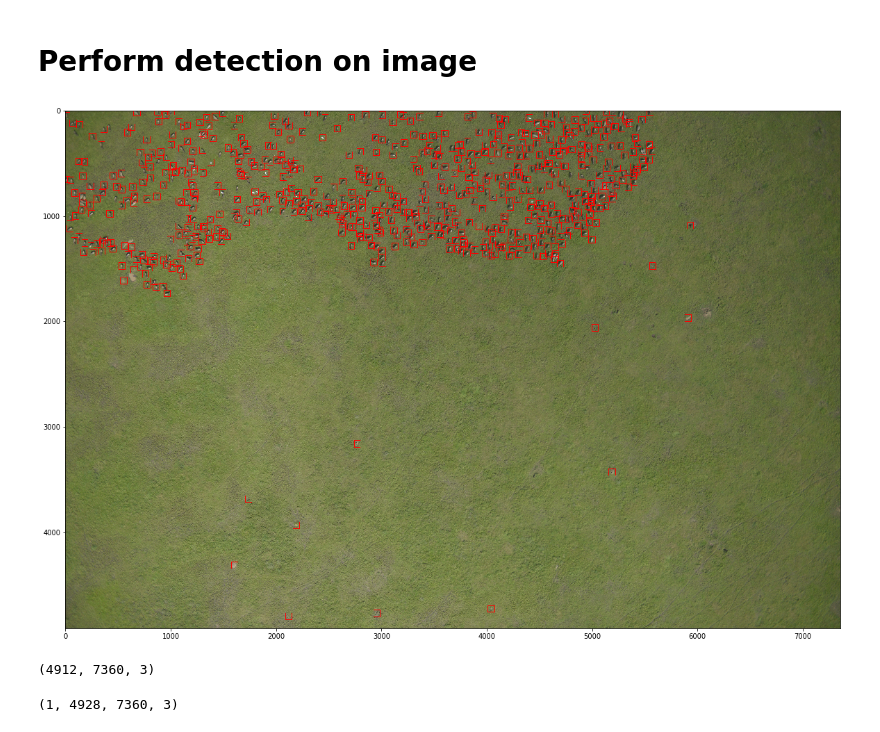
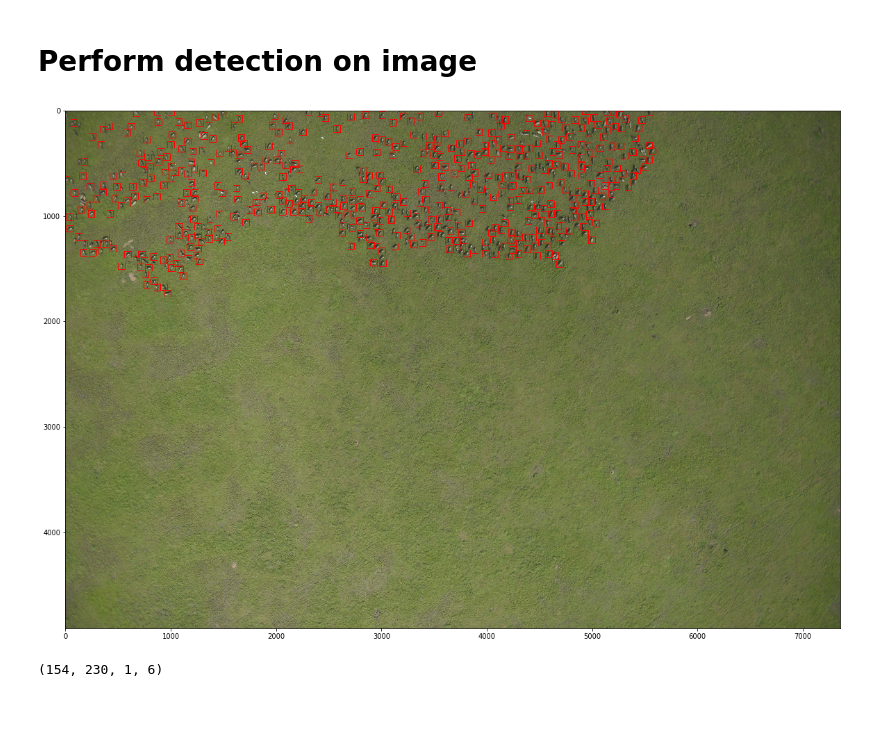
Before and after one commit to ctorney/deepWildCount, a Jupyter notebook: yolo/train/predict.ipynb, the cells around one changed output. Drawn from its saved outputs; the diff is of its cells as text; code cells hidden in the pictures.

Commit message:
test on image

```diff
--- a/yolo/train/predict.ipynb
+++ b/yolo/train/predict.ipynb
@@ -29,7 +29,7 @@ Using TensorFlow backend.
 # %%
 LABELS = ['wildebeest']
 
-IMAGE_H, IMAGE_W = 2*77*32, 2*115*32
+IMAGE_H, IMAGE_W = 154*32, 230*32
 # predictions reduce resolution by x32
 GRID_H,  GRID_W  = IMAGE_H//32, IMAGE_W//32
 # each cell is going to be 32x32
@@ -53,4 +53,12 @@ CLASS_SCALE      = 1.0
 BATCH_SIZE       = 16
 WARM_UP_BATCHES  = 0
 TRUE_BOX_BUFFER  = 50
-print(len(LABELS))
+
+
+sys.path.append("..")
+from yolo_models import get_yolo2
+
+model = get_yolo2(IMAGE_W,IMAGE_H)
+model.load_weights('../weights/wb_ce_yolo.h5')
+#model.load_weights('../weights/wb_yolo.h5')
+#model.load_weights('../weights/darknet19-cls.h5', by_name=True)
@@ -240,17 +108,17 @@ generator_config = {
 # Perform detection on image
 # %%
 
-model.load_weights("weights_coco.h5")
+#model.load_weights("../weights/wb-yolo.h5")
 
 dummy_array = np.zeros((1,1,1,1,TRUE_BOX_BUFFER,4))
 # %%
 
 ROOTDIR = '../../'
 image_dir = ROOTDIR + '/data/2015/'
-img = cv2.imread(image_dir + 'SWC1077.JPG') #1149.JPG')
+img = cv2.imread(image_dir + 'SWC1077.JPG')#1077.JPG') #1149.JPG')
 
 
-image = img[0:IMAGE_H, 0:IMAGE_W,:]
+img = img[0:IMAGE_H, 0:IMAGE_W,:]
 #im = img.astype('float32')/255
 #ny = im.shape[0]
 #nx = im.shape[1]
@@ -261,9 +129,7 @@ image = img[0:IMAGE_H, 0:IMAGE_W,:]
 
 
 
-input_image = cv2.resize(image, (IMAGE_W, IMAGE_H))
+input_image = cv2.resize(img, (IMAGE_W, IMAGE_H))
 input_image = input_image / 255.
 input_image = input_image[:,:,::-1]
 input_image = np.expand_dims(input_image, 0)
-
-netout = model.predict([input_image, dummy_array])
@@ -270,13 +275,15 @@ netout = model.predict([input_image, dummy_array])
 # %%
-
+netout = model.predict(input_image)
 boxes = decode_netout2(netout[0],
-                      obj_threshold=0.25,#OBJ_THRESHOLD,
-                      nms_threshold=0.5,#NMS_THRESHOLD,
+                      obj_threshold=0.5,#OBJ_THRESHOLD,
+                      nms_threshold=0.05,#NMS_THRESHOLD,
                       anchors=ANCHORS,
                       nb_class=CLASS)
-image = draw_boxes2(image, boxes, labels=LABELS)
+#img = cv2.imread(image_dir + 'SWC1077.JPG')
+#image = img[0:IMAGE_H, 0:IMAGE_W,:]
+image = draw_boxes2(img, boxes, labels=LABELS)
 plt.figure(figsize=(20,20))
 plt.imshow(image[:,:,::-1])
 plt.show()
 # %% [output]
-[figure, old version]
+[figure, new version]
@@ -425,8 +290,4 @@ def draw_boxes2(image, boxes, labels):
-# %%
-image.shape
-# %% [output]
-(4912, 7360, 3)
-# %%
-input_image.shape
-# %% [output]
-(1, 4928, 7360, 3)
+# %%
+netout[0].shape
+# %% [output]
+(154, 230, 1, 6)
```
Also changed, not shown: parts of 9 cells of this notebook.
